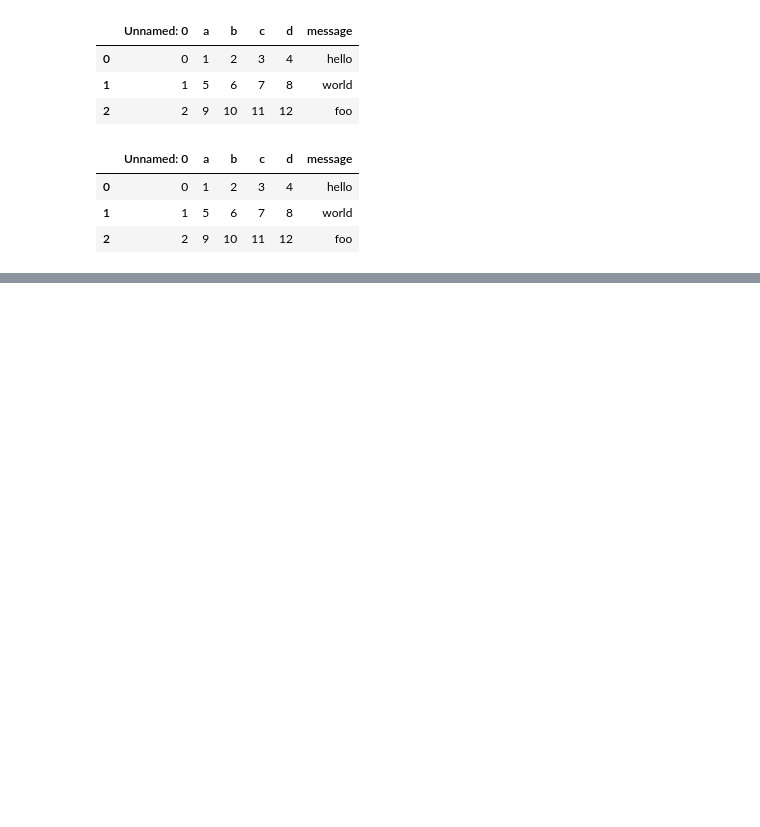
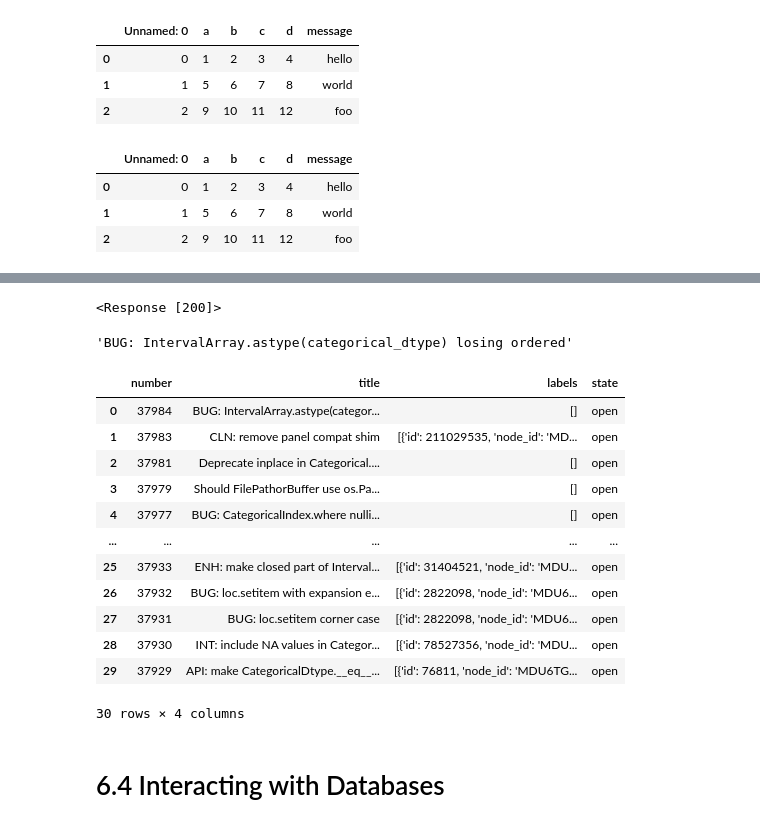
Before and after one commit to ZCW-Data1dot2/data-wrangling-pandas-deanastuart, a Jupyter notebook: Chapter6WorkAlong.ipynb, the cells around one changed output, grey strips where cells are left out. Drawn from its saved outputs; the diff is of its cells as text; code cells hidden in the pictures; blank space fills up the shorter version.

```diff
--- a/Chapter6WorkAlong.ipynb
+++ b/Chapter6WorkAlong.ipynb
@@ -466,0 +475,36 @@ writer
+# %%
+import requests
+url = 'https://api.github.com/repos/pandas-dev/pandas/issues'
+# %%
+
+resp = requests.get(url)
+# %%
+resp
+# %% [output]
+<Response [200]>
+# %%
+data = resp.json()
+# %%
+data[0]['title']
+# %% [output]
+'BUG: IntervalArray.astype(categorical_dtype) losing ordered'
+# %%
+issues = pd.DataFrame(data,columns=['number','title','labels','state'])
+# %%
+issues
+# %% [output]
+|  | number | title | labels | state |
+| 0 | 37984 | BUG: IntervalArray.astype(categor... | [] | open |
+| 1 | 37983 | CLN: remove panel compat shim | [{'id': 211029535, 'node_id': 'MD... | open |
+| 2 | 37981 | Deprecate inplace in Categorical.... | [] | open |
+| 3 | 37979 | Should FilePathorBuffer use os.Pa... | [] | open |
+| 4 | 37977 | BUG: CategoricalIndex.where nulli... | [] | open |
+| ... | ... | ... | ... | ... |
+| 25 | 37933 | ENH: make closed part of Interval... | [{'id': 31404521, 'node_id': 'MDU... | open |
+| 26 | 37932 | BUG: loc.setitem with expansion e... | [{'id': 2822098, 'node_id': 'MDU6... | open |
+| 27 | 37931 | BUG: loc.setitem corner case | [{'id': 2822098, 'node_id': 'MDU6... | open |
+| 28 | 37930 | INT: include NA values in Categor... | [{'id': 78527356, 'node_id': 'MDU... | open |
+| 29 | 37929 | API: make CategoricalDtype.__eq__... | [{'id': 76811, 'node_id': 'MDU6TG... | open |
+30 rows × 4 columns
+# %% [markdown]
+# 6.4 Interacting with Databases
```
Also changed, not shown: parts of 5 cells of this notebook.
